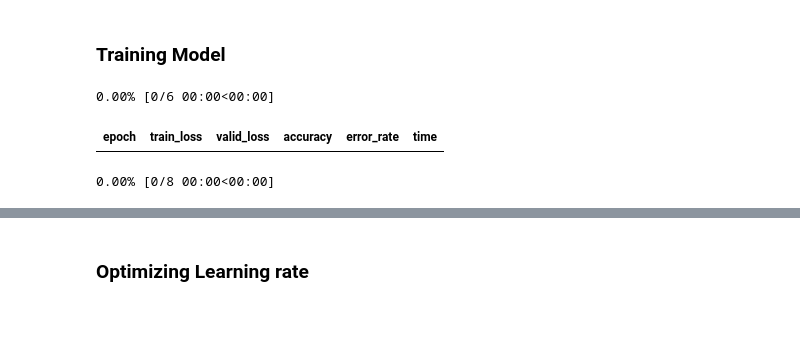
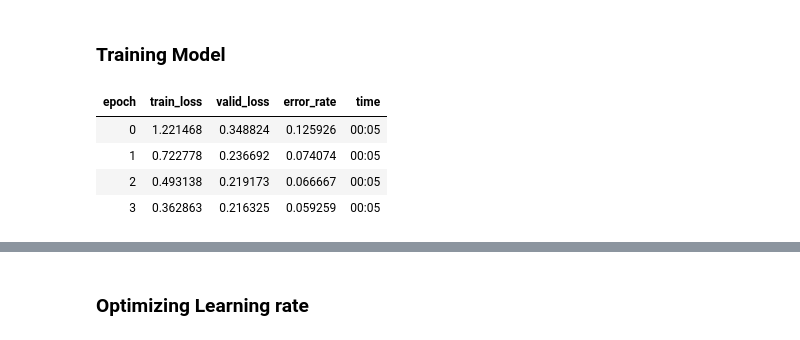
Before and after one commit to mdalvi/fast-ai-lessons, a Jupyter notebook: course-v3/nbs/dl1/lesson2_exercise.ipynb, the cells around one changed output, grey strips where cells are left out. Cells and saved outputs as stored; diff of their text form; code cells hidden in the pictures.

Commit message:
lesson-2 learning rate query

```diff
--- a/course-v3/nbs/dl1/lesson2_exercise.ipynb
+++ b/course-v3/nbs/dl1/lesson2_exercise.ipynb
@@ -72,7 +72,7 @@ for class_ in classes:
 # %% [markdown]
 ### Create Dataset
 # %%
-dataset = ImageDataBunch.from_folder(IMAGE_DATA_PATH, train='.', valid_pct=0.2, seed=21, size=224, num_workers=4)
+dataset = ImageDataBunch.from_folder(IMAGE_DATA_PATH, train='.', valid_pct=0.2, seed=21, size=224, num_workers=4).normalize(imagenet_stats)
 # %%
 dataset
 # %% [output]
@@ -108,10 +108,12 @@ dataset.c
 # %% [markdown]
 ### Training Model
 # %%
-learn = cnn_learner(dataset, vision_models.resnet34, metrics=[accuracy, error_rate])
+learn = cnn_learner(dataset, vision_models.resnet34, metrics=[error_rate])
 # %%
-learn.fit_one_cycle(6)
+learn.fit_one_cycle(4)
 # %% [output]
-0.00% [0/6 00:00<00:00]
-| epoch | train_loss | valid_loss | accuracy | error_rate | time |
+| epoch | train_loss | valid_loss | error_rate | time |
+| 0 | 1.221468 | 0.348824 | 0.125926 | 00:05 |
+| 1 | 0.722778 | 0.236692 | 0.074074 | 00:05 |
+| 2 | 0.493138 | 0.219173 | 0.066667 | 00:05 |
+| 3 | 0.362863 | 0.216325 | 0.059259 | 00:05 |
-0.00% [0/8 00:00<00:00]
```
Also changed, not shown: parts of 10 cells of this notebook, 3 other files.
